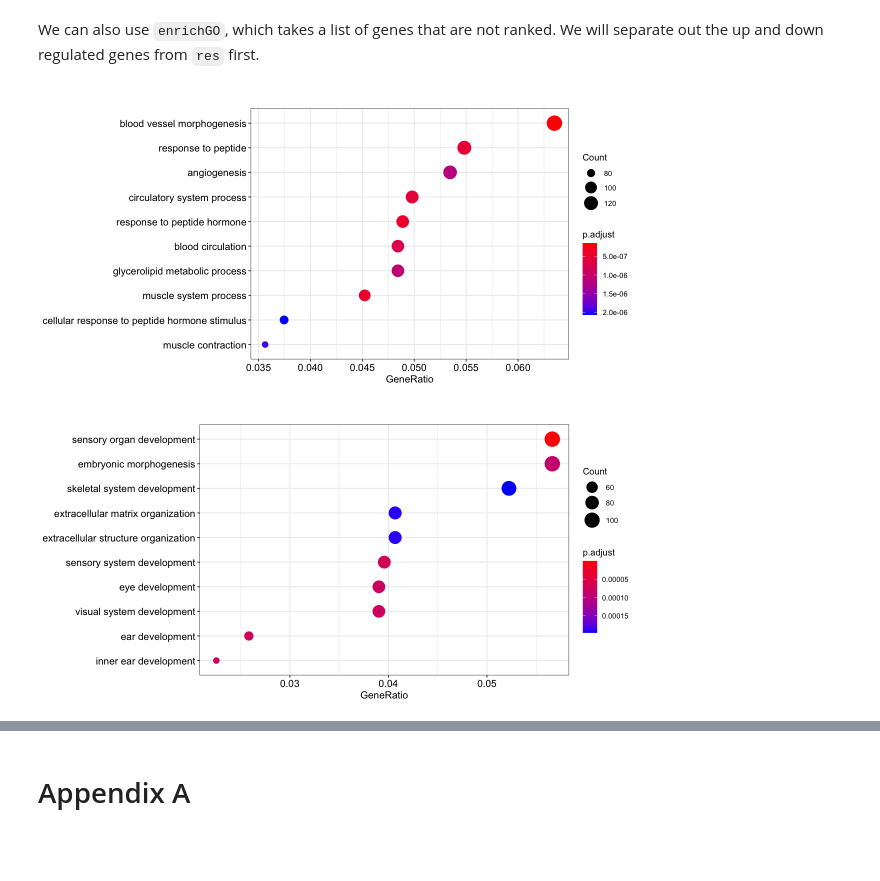
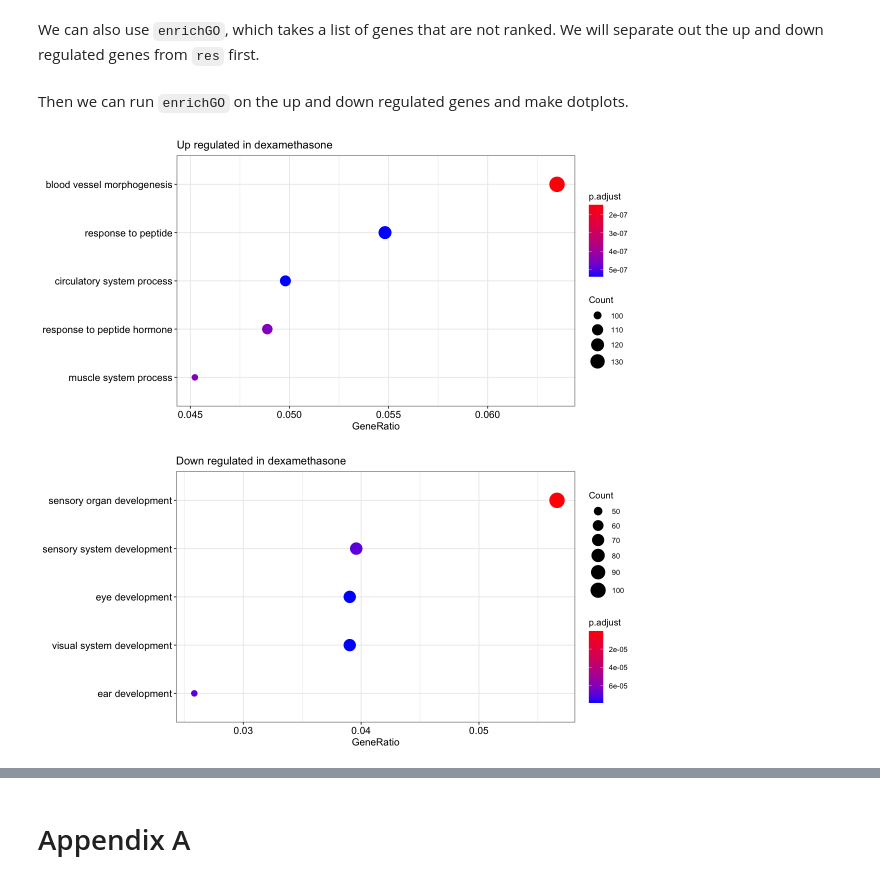
Before and after one commit to compbiocore/DEseq_workshop_2_2021, a Jupyter notebook: deseq_workshop_2.ipynb, the cells around one changed output, grey strips where cells are left out. Saved outputs shown, nothing was run; the diff lists cells and outputs as text; code cells hidden in the pictures; blank space fills up the shorter version.

```diff
--- a/deseq_workshop_2.ipynb
+++ b/deseq_workshop_2.ipynb
@@ -684,23 +658,24 @@ We can also use `enrichGO`, which takes a list of genes that are not ranked. We
 # %%
 up_genes <- data.frame(res) %>% dplyr::filter(padj < 0.1 & log2FoldChange > 0)
 down_genes <- data.frame(res) %>% dplyr::filter(padj < 0.1 & log2FoldChange < 0)
+# %% [markdown]
+Then we can run `enrichGO` on the up and down regulated genes and make dotplots.
 # %%
 up_ego <- enrichGO(gene = rownames(up_genes),
           keyType = 'ENSEMBL',
-          ont = 'ALL',
+          ont = 'BP',
           universe = rownames(res),
           OrgDb = orgdb,
           readable = TRUE)
-dotplot(up_ego)
+dotplot(up_ego, showCategory = 5) + ggtitle('Up regulated in dexamethasone')
+
+down_ego <- enrichGO(gene = rownames(down_genes),
+          keyType = 'ENSEMBL',
+          ont = 'BP',
+          universe = rownames(res),
+          OrgDb = orgdb,
+          readable = TRUE)
+dotplot(down_ego, showCategory = 5) + ggtitle('Down regulated in dexamethasone')
 # %% [output]
-[figure, old version]
+[figure, new version]
+[figure, added]
-# %%
-down_ego <- enrichGO(gene = rownames(down_genes),
-          keyType = 'ENSEMBL',
-          ont = 'ALL',
-          universe = rownames(res),
-          OrgDb = orgdb,
-          readable = TRUE)
-dotplot(down_ego)
-# %% [output]
-[figure, removed]
```
Also changed, not shown: parts of 57 cells of this notebook.
